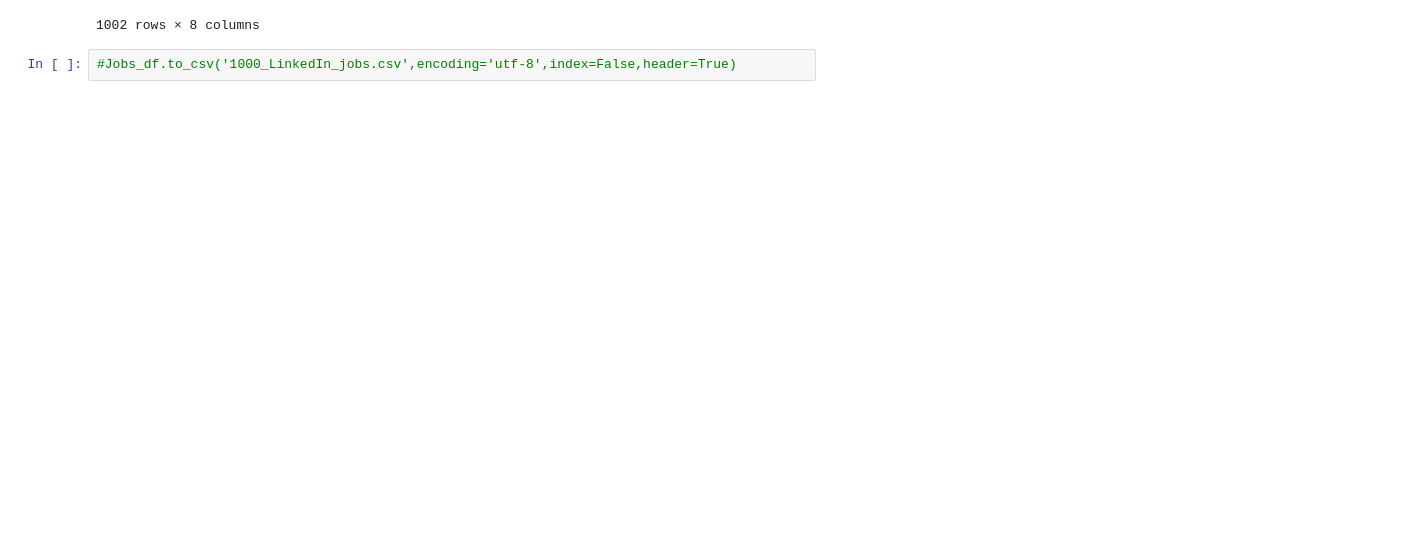
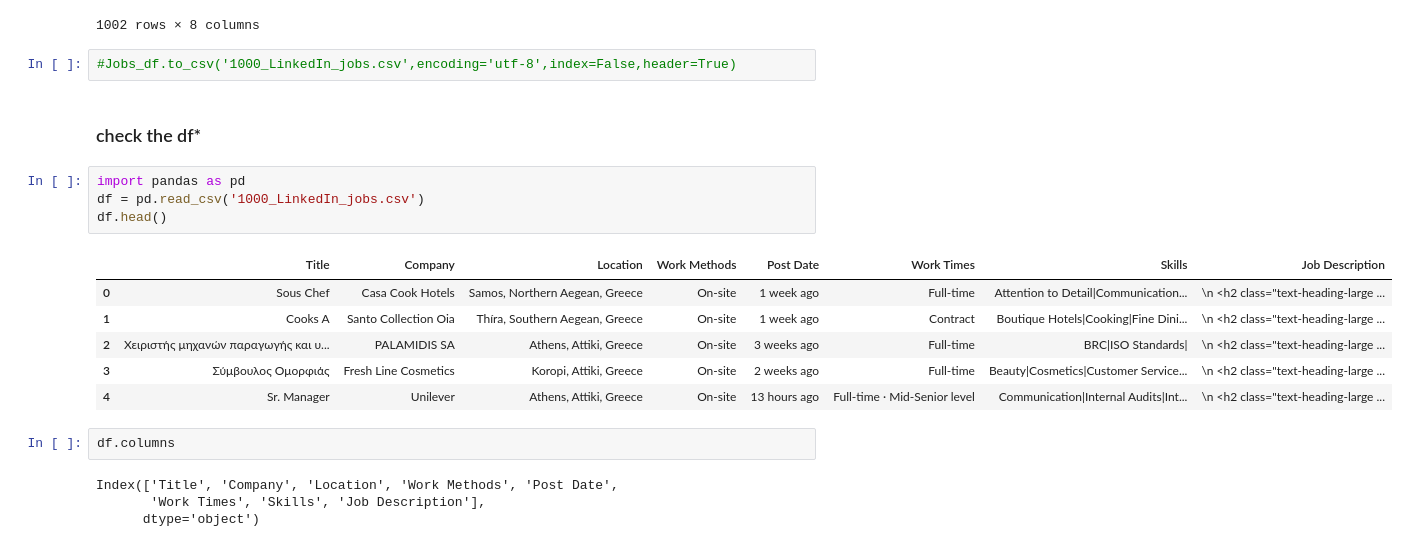
Before and after one commit to tzikos/linkedin_job_scrape, a Jupyter notebook: demo.ipynb, the cells around one changed output. Cells and saved outputs as stored; diff of their text form; blank space fills up the shorter version.

```diff
--- a/demo.ipynb
+++ b/demo.ipynb
@@ -255,3 +257,22 @@ Jobs_df
 1002 rows × 8 columns
 # %%
 #Jobs_df.to_csv('1000_LinkedIn_jobs.csv',encoding='utf-8',index=False,header=True)
+# %% [markdown]
+### check the df*
+# %%
+import pandas as pd
+df = pd.read_csv('1000_LinkedIn_jobs.csv')
+df.head()
+# %% [output]
+|  | Title | Company | Location | Work Methods | Post Date | Work Times | Skills | Job Description |
+| 0 | Sous Chef | Casa Cook Hotels | Samos, Northern Aegean, Greece | On-site | 1 week ago | Full-time | Attention to Detail|Communication... | \n <h2 class="text-heading-large ... |
+| 1 | Cooks A | Santo Collection Oia | Thíra, Southern Aegean, Greece | On-site | 1 week ago | Contract | Boutique Hotels|Cooking|Fine Dini... | \n <h2 class="text-heading-large ... |
+| 2 | Χειριστής μηχανών παραγωγής και υ... | PALAMIDIS SA | Athens, Attiki, Greece | On-site | 3 weeks ago | Full-time | BRC|ISO Standards| | \n <h2 class="text-heading-large ... |
+| 3 | Σύμβουλος Ομορφιάς | Fresh Line Cosmetics | Koropi, Attiki, Greece | On-site | 2 weeks ago | Full-time | Beauty|Cosmetics|Customer Service... | \n <h2 class="text-heading-large ... |
+| 4 | Sr. Manager | Unilever | Athens, Attiki, Greece | On-site | 13 hours ago | Full-time · Mid-Senior level | Communication|Internal Audits|Int... | \n <h2 class="text-heading-large ... |
+# %%
+df.columns
+# %% [output]
+Index(['Title', 'Company', 'Location', 'Work Methods', 'Post Date',
+       'Work Times', 'Skills', 'Job Description'],
+      dtype='object')
```
Also changed, not shown: parts of 8 cells of this notebook.
